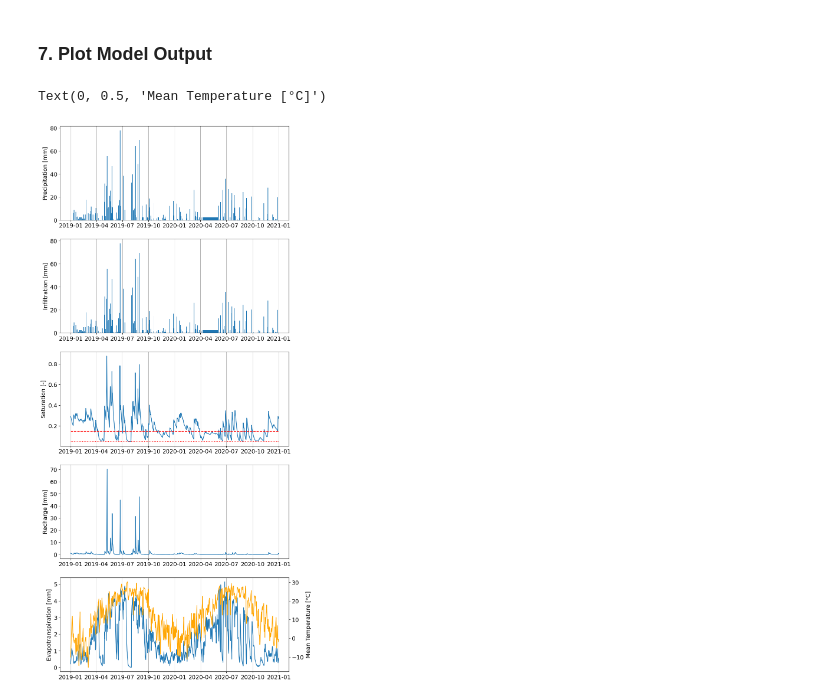
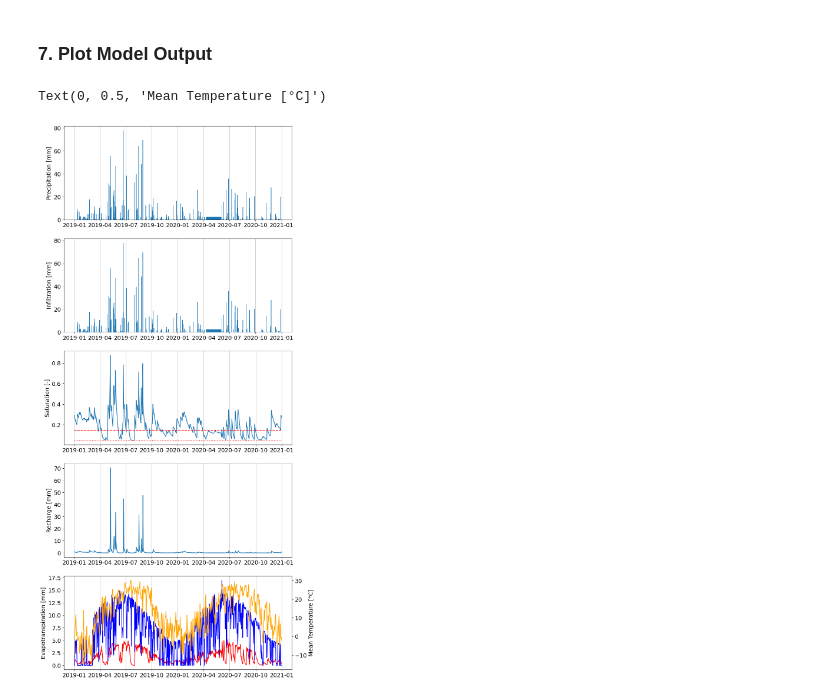
Before and after one commit to LejoFlores/geos511-land-atmosphere-interaction, a Jupyter notebook: soil_moisture_model/SimpleSoilMoistureModel.ipynb, the cells around one changed output. Drawn from its saved outputs; the diff is of its cells as text; code cells hidden in the pictures.

```diff
--- a/soil_moisture_model/SimpleSoilMoistureModel.ipynb
+++ b/soil_moisture_model/SimpleSoilMoistureModel.ipynb
@@ -28,9 +28,15 @@ Ks = 120.5 # mm/day, loam
 fmax = 182.88 # mm/day, loam
 eta = 4
 lambda_f = 2
+
+# Vegetation Parameters
 Kc = 0.8 # Grasses
 S_star = 0.15
 S_wp = 0.05
+z_a = 2.0 # Measurement height
+h_c = 1.0 # Canopy height
+d = 0.75*h_c # Zero plane displacement
+epsilon_d = 0.10*h_c # Roughness length
 
 S0 = 0.3
 # %% [markdown]
@@ -86,6 +138,11 @@ T_min_neon = df_forcing['tmin']
 T_max_neon = df_forcing['tmax']
 J_neon = pd.to_datetime(df_forcing['date']).dt.dayofyear
 
+P0_neon = df_forcing['airp']
+RH_neon = df_forcing['relh']
+u_neon = df_forcing['wspd']
+Rn_neon = df_forcing['srad']
+
 dates_neon = pd.to_datetime(df_forcing['date'])
 
 Nt = P_neon.size
@@ -94,6 +151,7 @@ Nt = P_neon.size
 # %%
 S = np.zeros(Nt)
 ET = np.zeros(Nt)
+ET_pm = np.zeros(Nt)
 f = np.zeros(Nt)
 L = np.zeros(Nt)
 # %% [markdown]
@@ -115,6 +173,7 @@ for i in np.arange(Nt):
   L[i] = drainage(Sim1, Ks, eta)
   f[i] = infiltration(Sim1, fmax, lambda_f, P)
   ET[i] = ET_hargreaves(T_avg, T_max, T_min, Kc, phi, J, S_star, S_wp, Sim1)
+  ET_pm[i] = ET_Penman(T_avg, P0_neon[i], u_neon[i], z_a, epsilon_d, d, RH_neon[i], Rn_neon[i])
   S[i] = np.clip(Sim1 + dt/(n*Zr)*(f[i] - L[i] - ET[i]), 0.0, 1.0)
 # %% [markdown]
 ### 6. Save the Outputs
@@ -135,31 +194,32 @@ df_model_output.to_csv(model_outp_file)
 # %%
 plt.rcParams.update({'font.size': 14})
 fig, ax = plt.subplots(5,figsize=(10,24))
 ax[0].bar(dates_neon,P_neon,width=2)
 ax[0].grid(axis='x')
 ax[0].set_ylabel('Precipitation [mm]')
 
 ax[1].bar(dates_neon,f,width=2)
 ax[1].grid(axis='x')
 ax[1].set_ylabel('Infiltration [mm]')
 
 ax[2].plot(dates_neon,S)
 ax[2].hlines(S_star,dates_neon.min(),dates_neon.max(),colors='red',linestyle='dashed')
 ax[2].hlines(S_wp,dates_neon.min(),dates_neon.max(),colors='red',linestyle='dotted')
 ax[2].grid(axis='x')
 ax[2].set_ylabel('Saturation [-]')
 
 ax[3].plot(dates_neon,L)
 ax[3].grid(axis='x')
 ax[3].set_ylabel('Recharge [mm]')
 
-ax[4].plot(dates_neon,ET)
+ax[4].plot(dates_neon,ET,'r-')
+ax[4].plot(dates_neon,ET_pm,'b-')
 ax[4].grid(axis='x')
 ax[4].set_ylabel('Evapotranspiration [mm]')
 
 ax4 = ax[4].twinx()
 ax4.plot(dates_neon,T_mean_neon,color='orange')
 ax4.set_ylabel('Mean Temperature [°C]')
 # %% [output]
 Text(0, 0.5, 'Mean Temperature [°C]')
-[figure, old version]
+[figure, new version]
```
Also changed, not shown: parts of 6 cells of this notebook.
